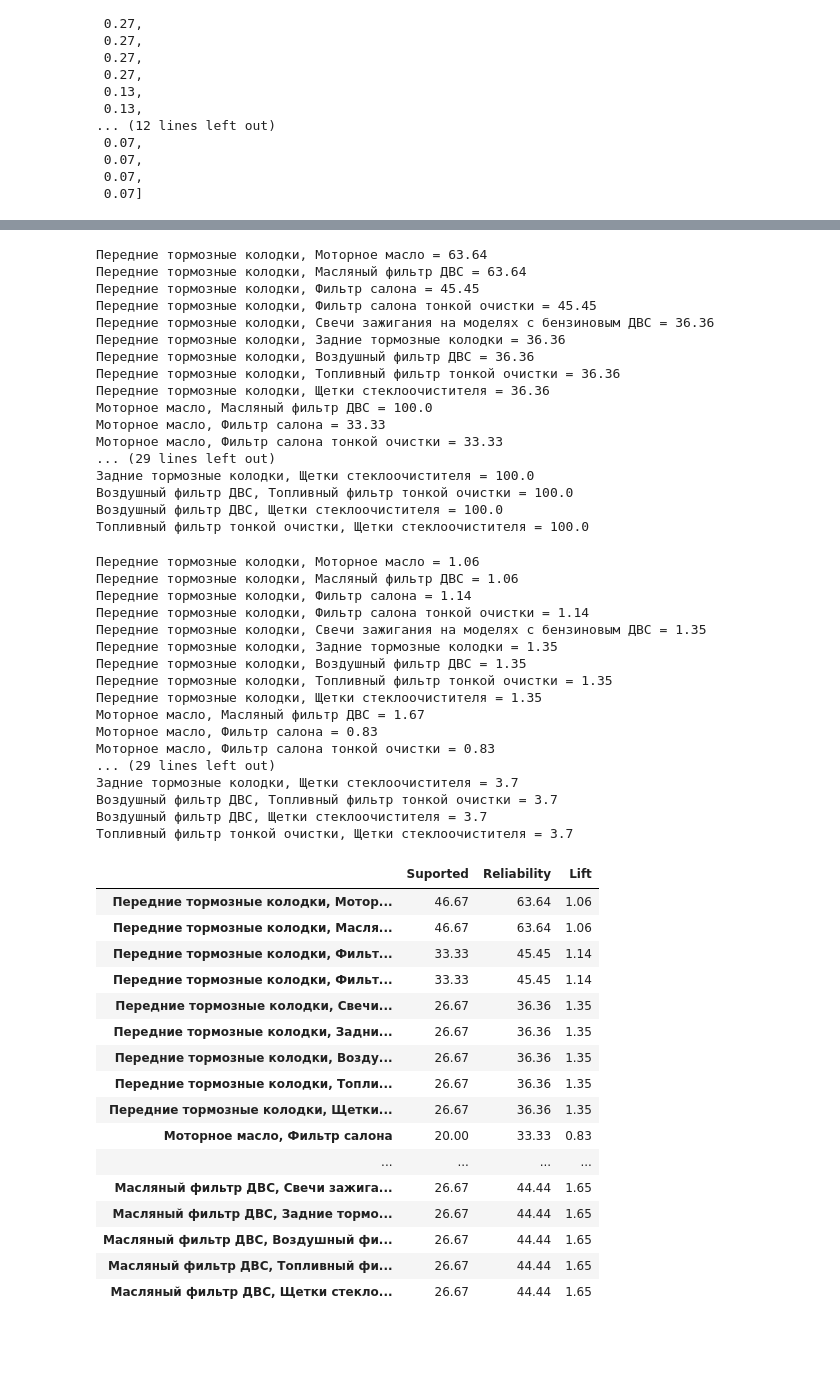
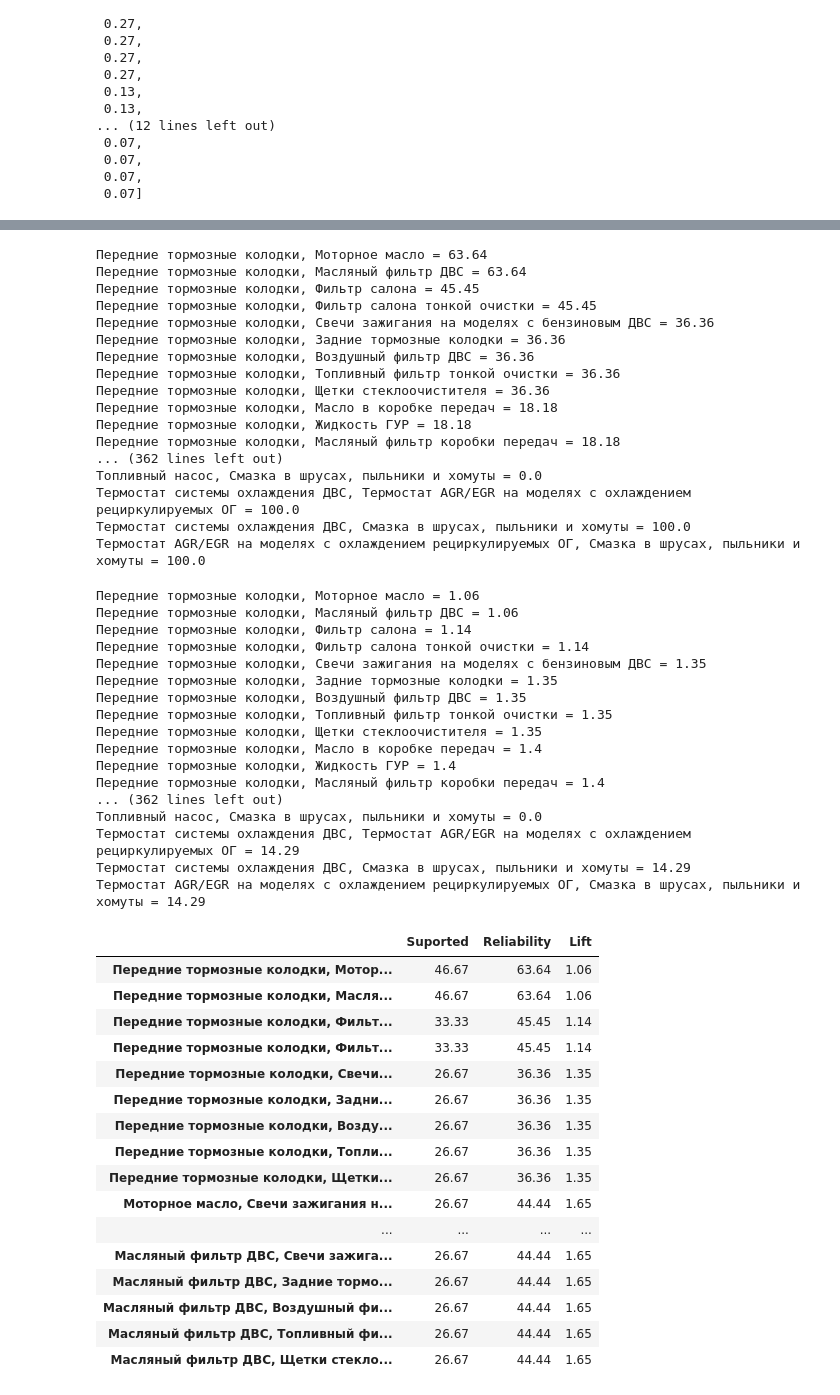
Before and after one commit to FilippYV/Firs_task_Zeleznyak, a Jupyter notebook: Complete.ipynb, the cells around one changed output, grey strips where cells are left out. Drawn from its saved outputs; the diff is of its cells as text; code cells hidden in the pictures; blank space fills up the shorter version.

```diff
--- a/Complete.ipynb
+++ b/Complete.ipynb
@@ -121,7 +121,7 @@ for x in unique_products:
         if switch:
             count_product += 1
     count_product_procent_.append(count_product)
-for i in range(len(count_product_procent)):
+for i in range(len(count_product_procent_)):
     count_product_procent_[i] = round(count_product_procent_[i]/len_dataframe, 2)
 count_product_procent_
 # %% [output]
@@ -145,8 +145,7 @@ count_product_procent_
 # %%
 count_product_procent = []
 for i in range(len(count_product_procent_)):
-    if count_product_procent_[i] >= 0.2:
-        count_product_procent.append([unique_products[i], count_product_procent_[i]])
+    count_product_procent.append([unique_products[i], count_product_procent_[i]])
 count_product_procent
 # %% [output]
 [['Передние тормозные колодки', 0.73],
@@ -248,14 +254,14 @@ for i in range(len(reliability_mass_two_product)):
 Передние тормозные колодки, Воздушный фильтр ДВС = 36.36
 Передние тормозные колодки, Топливный фильтр тонкой очистки = 36.36
 Передние тормозные колодки, Щетки стеклоочистителя = 36.36
-Моторное масло, Масляный фильтр ДВС = 100.0
-Моторное масло, Фильтр салона = 33.33
-Моторное масло, Фильтр салона тонкой очистки = 33.33
-... (29 lines left out)
-Задние тормозные колодки, Щетки стеклоочистителя = 100.0
-Воздушный фильтр ДВС, Топливный фильтр тонкой очистки = 100.0
-Воздушный фильтр ДВС, Щетки стеклоочистителя = 100.0
-Топливный фильтр тонкой очистки, Щетки стеклоочистителя = 100.0
+Передние тормозные колодки, Масло в коробке передач = 18.18
+Передние тормозные колодки, Жидкость ГУР = 18.18
+Передние тормозные колодки, Масляный фильтр коробки передач = 18.18
+... (362 lines left out)
+Топливный насос, Смазка в шрусах, пыльники и хомуты = 0.0
+Термостат системы охлаждения ДВС, Термостат AGR/EGR на моделях с охлаждением рециркулируемых ОГ = 100.0
+Термостат системы охлаждения ДВС, Смазка в шрусах, пыльники и хомуты = 100.0
+Термостат AGR/EGR на моделях с охлаждением рециркулируемых ОГ, Смазка в шрусах, пыльники и хомуты = 100.0
 # %%
 lift_mass_two_product_ = []
 lift_mass_two_product__ = []
@@ -291,14 +297,14 @@ for i in range(len(lift_mass_two_product)):
 Передние тормозные колодки, Воздушный фильтр ДВС = 1.35
 Передние тормозные колодки, Топливный фильтр тонкой очистки = 1.35
 Передние тормозные колодки, Щетки стеклоочистителя = 1.35
-Моторное масло, Масляный фильтр ДВС = 1.67
-Моторное масло, Фильтр салона = 0.83
-Моторное масло, Фильтр салона тонкой очистки = 0.83
-... (29 lines left out)
-Задние тормозные колодки, Щетки стеклоочистителя = 3.7
-Воздушный фильтр ДВС, Топливный фильтр тонкой очистки = 3.7
-Воздушный фильтр ДВС, Щетки стеклоочистителя = 3.7
-Топливный фильтр тонкой очистки, Щетки стеклоочистителя = 3.7
+Передние тормозные колодки, Масло в коробке передач = 1.4
+Передние тормозные колодки, Жидкость ГУР = 1.4
+Передние тормозные колодки, Масляный фильтр коробки передач = 1.4
+... (362 lines left out)
+Топливный насос, Смазка в шрусах, пыльники и хомуты = 0.0
+Термостат системы охлаждения ДВС, Термостат AGR/EGR на моделях с охлаждением рециркулируемых ОГ = 14.29
+Термостат системы охлаждения ДВС, Смазка в шрусах, пыльники и хомуты = 14.29
+Термостат AGR/EGR на моделях с охлаждением рециркулируемых ОГ, Смазка в шрусах, пыльники и хомуты = 14.29
 # %%
 Dataframe_ = []
 for i in range(len(mass_two_product)):
@@ -313,23 +319,23 @@ for i in range(len(mass_two_product)):
     index_.append(string)
 # %%
 Dataframe = pd.DataFrame(Dataframe_, columns =['Suported', 'Reliability', 'Lift'], index=index_)
-Dataframe = (Dataframe.loc[Dataframe.Suported <= 89])
-Dataframe = (Dataframe.loc[20 <= Dataframe.Suported])
-Dataframe = (Dataframe.loc[30 <= Dataframe.Reliability])
-Dataframe = (Dataframe.loc[Dataframe.Reliability <= 70])
+Dataframe = (Dataframe.loc[Dataframe.Suported < 89])
+Dataframe = (Dataframe.loc[20 < Dataframe.Suported])
+Dataframe = (Dataframe.loc[30 < Dataframe.Reliability])
+Dataframe = (Dataframe.loc[Dataframe.Reliability < 70])
 Dataframe
 # %% [output]
 |  | Suported | Reliability | Lift |
 | Передние тормозные колодки, Мотор... | 46.67 | 63.64 | 1.06 |
 | Передние тормозные колодки, Масля... | 46.67 | 63.64 | 1.06 |
 | Передние тормозные колодки, Фильт... | 33.33 | 45.45 | 1.14 |
 | Передние тормозные колодки, Фильт... | 33.33 | 45.45 | 1.14 |
 | Передние тормозные колодки, Свечи... | 26.67 | 36.36 | 1.35 |
 | Передние тормозные колодки, Задни... | 26.67 | 36.36 | 1.35 |
 | Передние тормозные колодки, Возду... | 26.67 | 36.36 | 1.35 |
 | Передние тормозные колодки, Топли... | 26.67 | 36.36 | 1.35 |
 | Передние тормозные колодки, Щетки... | 26.67 | 36.36 | 1.35 |
-| Моторное масло, Фильтр салона | 20.00 | 33.33 | 0.83 |
+| Моторное масло, Свечи зажигания н... | 26.67 | 44.44 | 1.65 |
 | ... | ... | ... | ... |
 | Масляный фильтр ДВС, Свечи зажига... | 26.67 | 44.44 | 1.65 |
 | Масляный фильтр ДВС, Задние тормо... | 26.67 | 44.44 | 1.65 |
```
Also changed, not shown: parts of 9 cells of this notebook.
